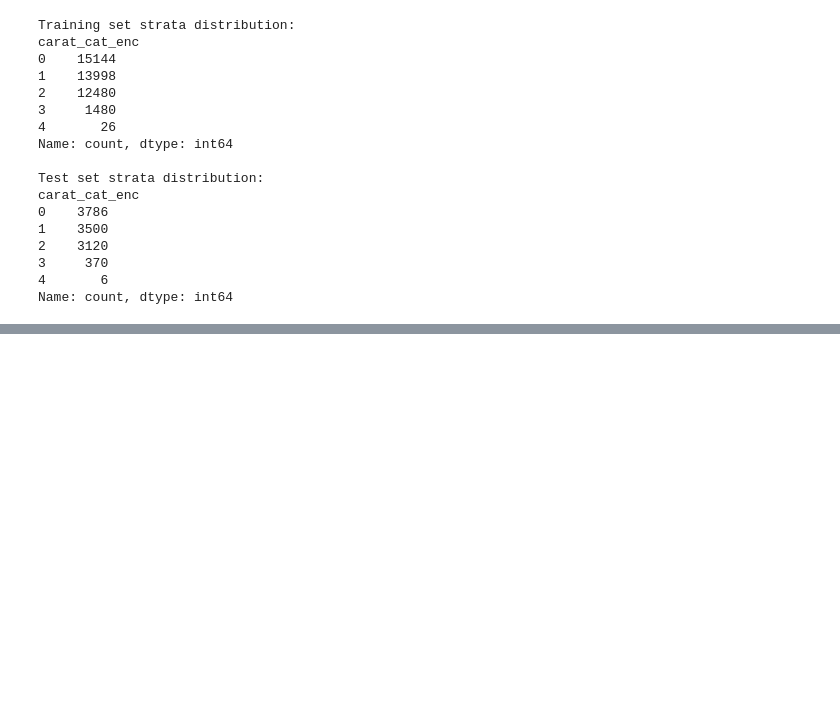
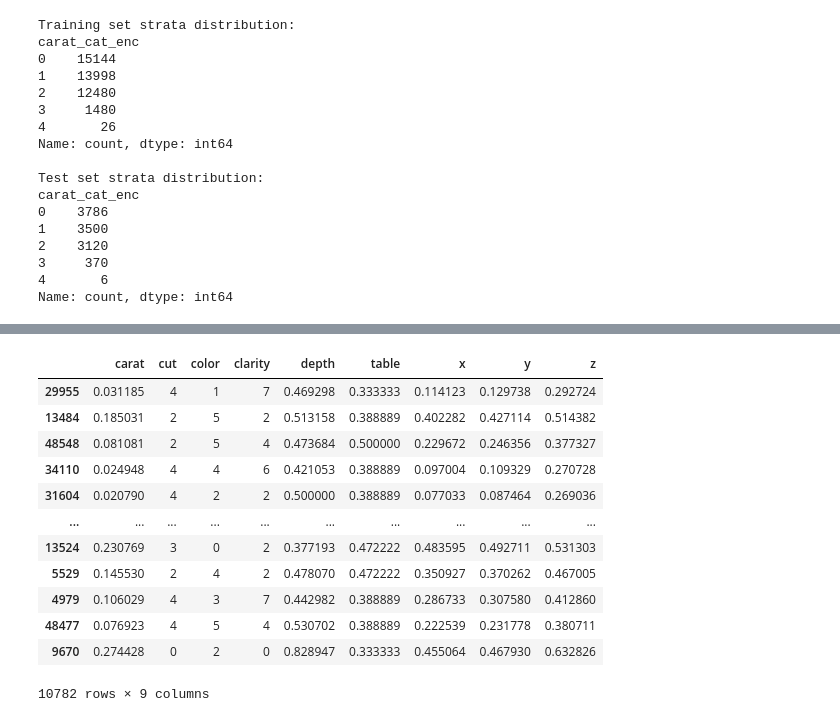
Before and after one commit to bellaofficial23/Projeto_AI, a Jupyter notebook: Projeto_AI.ipynb, the cells around one changed output, grey strips where cells are left out. Saved outputs shown, nothing was run; the diff lists cells and outputs as text; code cells hidden in the pictures; blank space fills up the shorter version.

```diff
--- a/Projeto_AI.ipynb
+++ b/Projeto_AI.ipynb
@@ -269,0 +317,17 @@ Name: count, dtype: int64
+# %%
+X_test = X_test.drop(['carat_cat_enc'], axis=1)
+X_test
+# %% [output]
+|  | carat | cut | color | clarity | depth | table | x | y | z |
+| 29955 | 0.031185 | 4 | 1 | 7 | 0.469298 | 0.333333 | 0.114123 | 0.129738 | 0.292724 |
+| 13484 | 0.185031 | 2 | 5 | 2 | 0.513158 | 0.388889 | 0.402282 | 0.427114 | 0.514382 |
+| 48548 | 0.081081 | 2 | 5 | 4 | 0.473684 | 0.500000 | 0.229672 | 0.246356 | 0.377327 |
+| 34110 | 0.024948 | 4 | 4 | 6 | 0.421053 | 0.388889 | 0.097004 | 0.109329 | 0.270728 |
+| 31604 | 0.020790 | 4 | 2 | 2 | 0.500000 | 0.388889 | 0.077033 | 0.087464 | 0.269036 |
+| ... | ... | ... | ... | ... | ... | ... | ... | ... | ... |
+| 13524 | 0.230769 | 3 | 0 | 2 | 0.377193 | 0.472222 | 0.483595 | 0.492711 | 0.531303 |
+| 5529 | 0.145530 | 2 | 4 | 2 | 0.478070 | 0.472222 | 0.350927 | 0.370262 | 0.467005 |
+| 4979 | 0.106029 | 4 | 3 | 7 | 0.442982 | 0.388889 | 0.286733 | 0.307580 | 0.412860 |
+| 48477 | 0.076923 | 4 | 5 | 4 | 0.530702 | 0.388889 | 0.222539 | 0.231778 | 0.380711 |
+| 9670 | 0.274428 | 0 | 2 | 0 | 0.828947 | 0.333333 | 0.455064 | 0.467930 | 0.632826 |
+10782 rows × 9 columns
```
Also changed, not shown: parts of 22 cells of this notebook.
